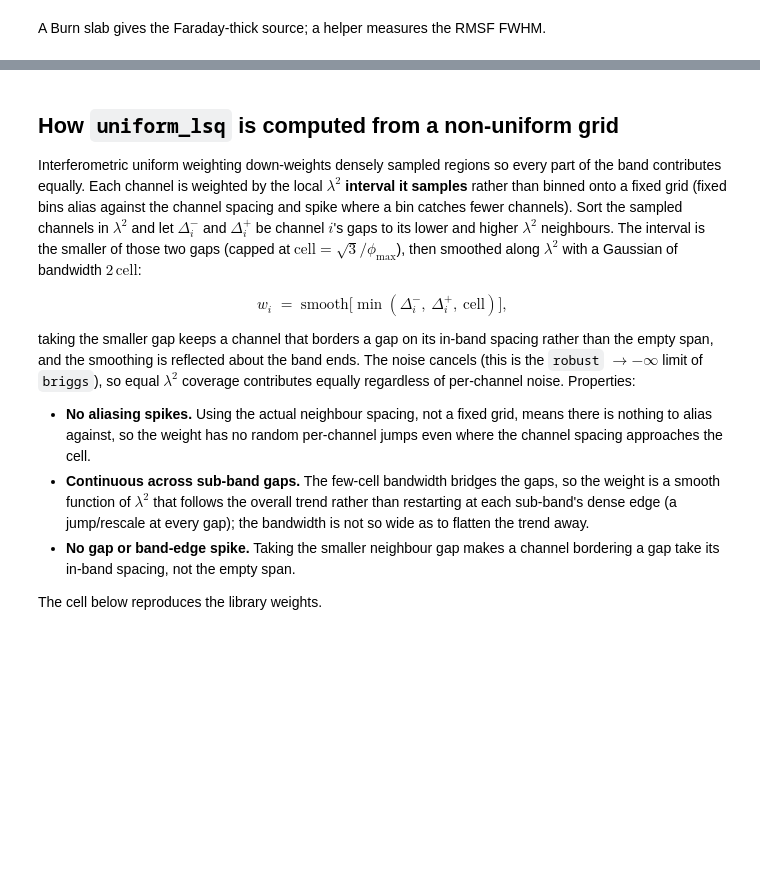
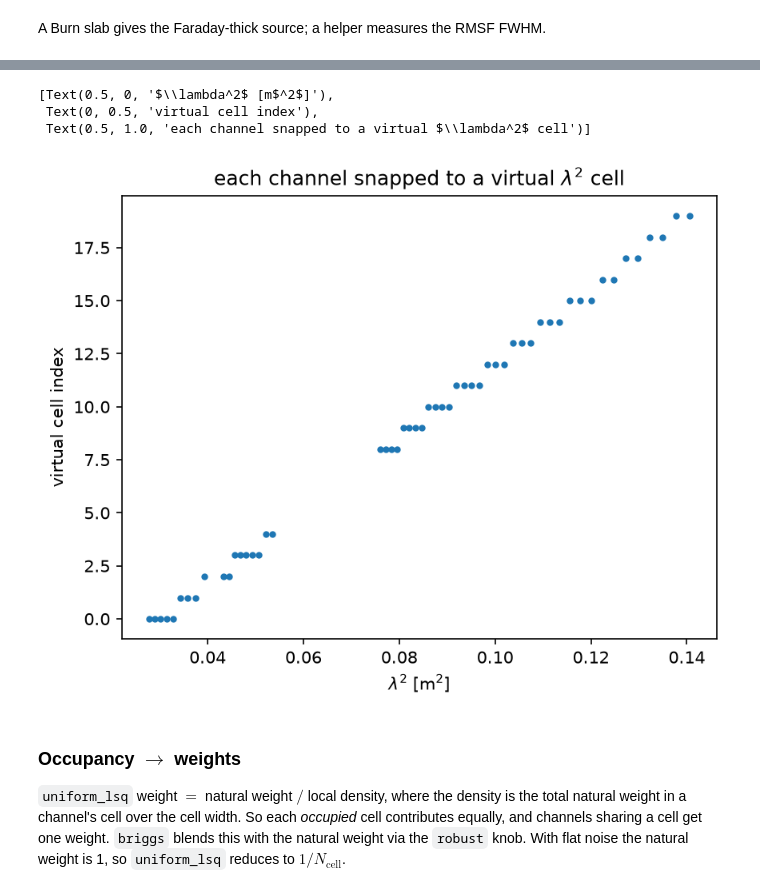
Before and after one commit to AlecThomson/rm-lite, a Jupyter notebook: docs/examples/weighting_1d.ipynb, the cells around one changed output, grey strips where cells are left out. Drawn from its saved outputs; the diff is of its cells as text; code cells hidden in the pictures; blank space fills up the shorter version.

```diff
--- a/docs/examples/weighting_1d.ipynb
+++ b/docs/examples/weighting_1d.ipynb
@@ -130,58 +125,26 @@ FDF. `compute_rmsynth_params` exposes the actual per-channel weight array.
 # %%
-def run_weighting(**kw: object) -> dict:
-    """Run RM-synthesis for one weighting; collect weights, RMSF, FDF, synth."""
-    opts = FDFOptions(n_samples=50, phi_max_radm2=300.0, **kw)  # type: ignore[arg-type]
-    params = compute_rmsynth_params(freq_hz, complex_noisy, complex_err, opts)
-    synth = rmsynth.run_rmsynth(
-        freq_arr_hz=freq_hz,
-        complex_pol_arr=complex_noisy,
-        complex_pol_error=complex_err,
-        n_samples=50,
-        phi_max_radm2=300.0,
-        **kw,  # type: ignore[arg-type]
-    )
-    fdf_arrs, rmsf_arrs = synth[1], synth[2]
-    phi2 = rmsf_arrs["phi2_arr_radm2"].to_numpy()
-    rmsf = np.abs(rmsf_arrs["rmsf_complex_arr"].to_numpy().astype(complex))
-    return {
-        "synth": synth,
-        "weight": params.weight_arr,
-        "phi": fdf_arrs["phi_arr_radm2"].to_numpy(),
-        "fdf": np.abs(fdf_arrs["fdf_dirty_complex_arr"].to_numpy().astype(complex)),
-        "phi2": phi2,
-        "rmsf": rmsf,
-        "fwhm": fwhm_from_curve(phi2, rmsf),
-    }
+phi_max = 300.0
+cell = np.sqrt(3.0) / phi_max
+cell_idx = np.floor((lam2_racs - lam2_racs.min()) / cell).astype(int)
+
+fig, ax = plt.subplots()
+ax.plot(lam2_racs, cell_idx, ".")
+ax.set(
+    xlabel=r"$\lambda^2$ [m$^2$]",
+    ylabel="virtual cell index",
+    title="each channel snapped to a virtual $\\lambda^2$ cell",
+)
+# %% [output]
+[Text(0.5, 0, '$\\lambda^2$ [m$^2$]'),
+ Text(0, 0.5, 'virtual cell index'),
+ Text(0.5, 1.0, 'each channel snapped to a virtual $\\lambda^2$ cell')]
+[figure, added]
 # %% [markdown]
-## How `uniform_lsq` is computed from a non-uniform grid
+### Occupancy $\to$ weights
 
-Interferometric uniform weighting down-weights densely sampled regions so every
-part of the band contributes equally. Each channel is weighted by the local
-$\lambda^2$ **interval it samples** rather than binned onto a fixed grid (fixed
-bins alias against the channel spacing and spike where a bin catches fewer
-channels). Sort the sampled channels in $\lambda^2$ and let $\Delta^-_i$ and
-$\Delta^+_i$ be channel $i$'s gaps to its lower and higher $\lambda^2$
-neighbours. The interval is the smaller of those two gaps (capped at
-$\mathrm{cell} = \sqrt{3}/\phi_\mathrm{max}$), then smoothed along $\lambda^2$
-with a Gaussian of bandwidth $2\,\mathrm{cell}$:
-
-$$ w_i \;=\; \mathrm{smooth}\big[\min(\Delta^-_i,\ \Delta^+_i,\ \mathrm{cell})\big], $$
-
-taking the smaller gap keeps a channel that borders a gap on its in-band spacing
-rather than the empty span, and the smoothing is reflected about the band ends.
-The noise cancels (this is the `robust` $\to -\infty$ limit of `briggs`), so
-equal $\lambda^2$ coverage contributes equally regardless of per-channel noise.
-Properties:
-
-- **No aliasing spikes.** Using the actual neighbour spacing, not a fixed grid,
-  means there is nothing to alias against, so the weight has no random per-channel
-  jumps even where the channel spacing approaches the cell.
-- **Continuous across sub-band gaps.** The few-cell bandwidth bridges the gaps,
-  so the weight is a smooth function of $\lambda^2$ that follows the overall
-  trend rather than restarting at each sub-band's dense edge (a jump/rescale at
-  every gap); the bandwidth is not so wide as to flatten the trend away.
-- **No gap or band-edge spike.** Taking the smaller neighbour gap makes a
-  channel bordering a gap take its in-band spacing, not the empty span.
-
-The cell below reproduces the library weights.
+`uniform_lsq` weight $= $ natural weight $/$ local density, where the density is
+the total natural weight in a channel's cell over the cell width. So each
+*occupied* cell contributes equally, and channels sharing a cell get one weight.
+`briggs` blends this with the natural weight via the `robust` knob. With flat
+noise the natural weight is 1, so `uniform_lsq` reduces to $1/N_\mathrm{cell}$.
 # %%
```
Also changed, not shown: parts of 40 cells of this notebook, 4 other files.
